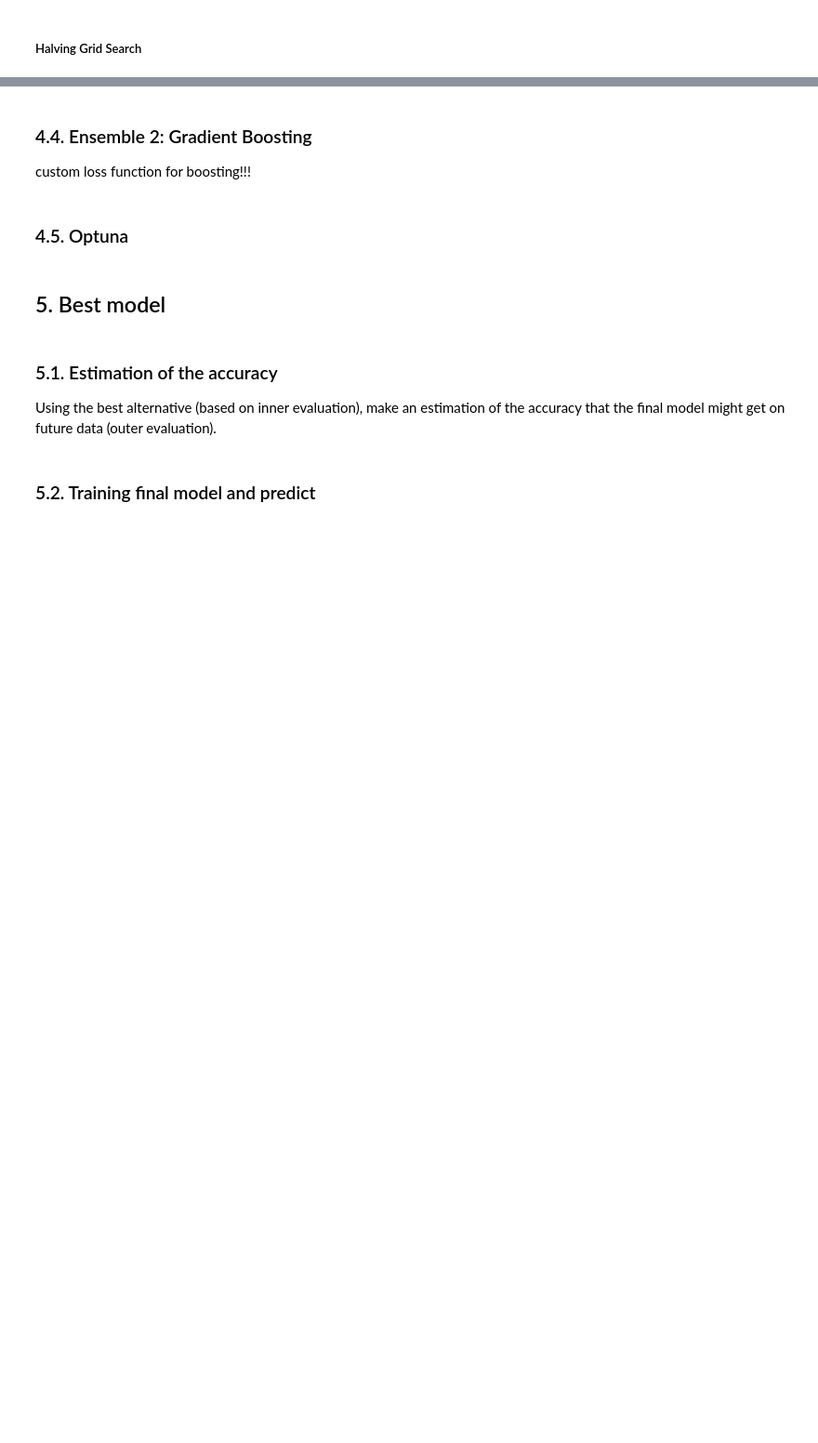
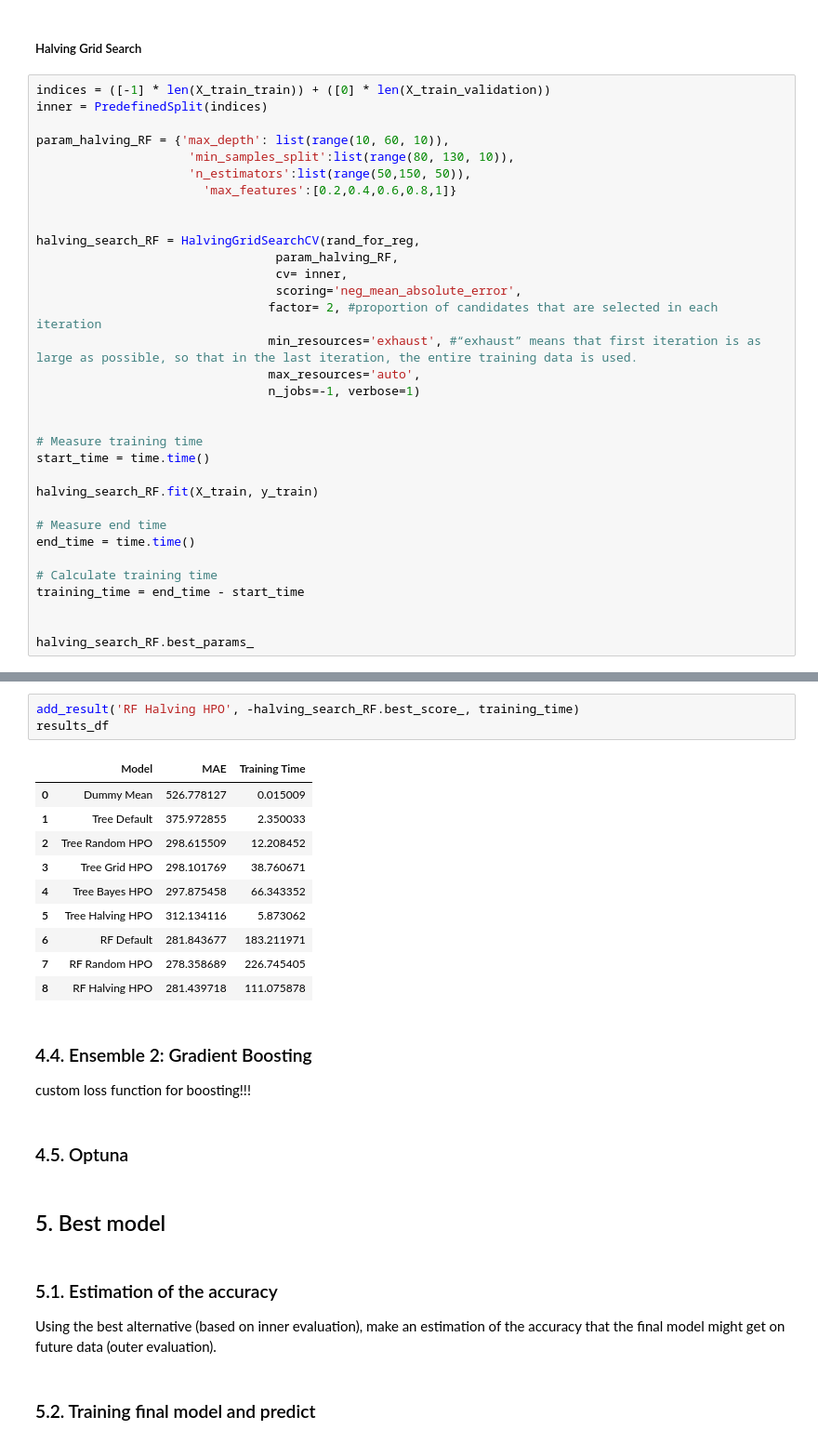
Before and after one commit to vanguix/Big_Data_Intelligence, a Jupyter notebook: PREDICTING WIND ENERGY PRODUCTION_Victoria.ipynb, the cells around one changed output, grey strips where cells are left out. Shown at 93% size. Saved outputs shown, nothing was run; the diff lists cells and outputs as text; blank space fills up the shorter version.

```diff
--- a/PREDICTING WIND ENERGY PRODUCTION_Victoria.ipynb
+++ b/PREDICTING WIND ENERGY PRODUCTION_Victoria.ipynb
@@ -1103,2 +1108,35 @@ results_df
 # %% [markdown]
 ##### Halving Grid Search
+# %%
+indices = ([-1] * len(X_train_train)) + ([0] * len(X_train_validation))
+inner = PredefinedSplit(indices)
+
+param_halving_RF = {'max_depth': list(range(10, 60, 10)),
+                     'min_samples_split':list(range(80, 130, 10)),
+                     'n_estimators':list(range(50,150, 50)),
+                       'max_features':[0.2,0.4,0.6,0.8,1]}
+
+
+halving_search_RF = HalvingGridSearchCV(rand_for_reg,
+                                 param_halving_RF,
+                                 cv= inner,
+                                 scoring='neg_mean_absolute_error',
+                                factor= 2, #proportion of candidates that are selected in each iteration
+                                min_resources='exhaust', #“exhaust” means that first iteration is as large as possible, so that in the last iteration, the entire training data is used.
+                                max_resources='auto',
+                                n_jobs=-1, verbose=1)
+
+
+# Measure training time
+start_time = time.time()
+
+halving_search_RF.fit(X_train, y_train)
+
+# Measure end time
+end_time = time.time()
+
+# Calculate training time
+training_time = end_time - start_time
+
+
+halving_search_RF.best_params_
@@ -1105,3 +1165,17 @@ results_df
+# %%
+add_result('RF Halving HPO', -halving_search_RF.best_score_, training_time)
+results_df
+# %% [output]
+|  | Model | MAE | Training Time |
+| 0 | Dummy Mean | 526.778127 | 0.015009 |
+| 1 | Tree Default | 375.972855 | 2.350033 |
+| 2 | Tree Random HPO | 298.615509 | 12.208452 |
+| 3 | Tree Grid HPO | 298.101769 | 38.760671 |
+| 4 | Tree Bayes HPO | 297.875458 | 66.343352 |
+| 5 | Tree Halving HPO | 312.134116 | 5.873062 |
+| 6 | RF Default | 281.843677 | 183.211971 |
+| 7 | RF Random HPO | 278.358689 | 226.745405 |
+| 8 | RF Halving HPO | 281.439718 | 111.075878 |
 # %% [markdown]
 ### 4.4. Ensemble 2: Gradient Boosting
 custom loss function for boosting!!!
```
Also changed, not shown: parts of 28 cells of this notebook, 1 other file.
